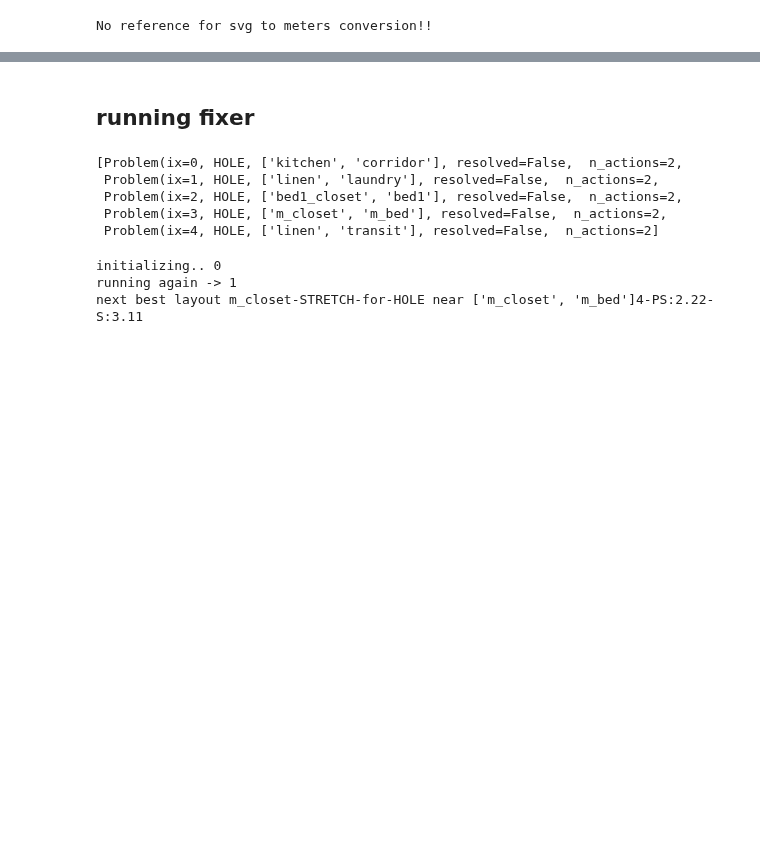
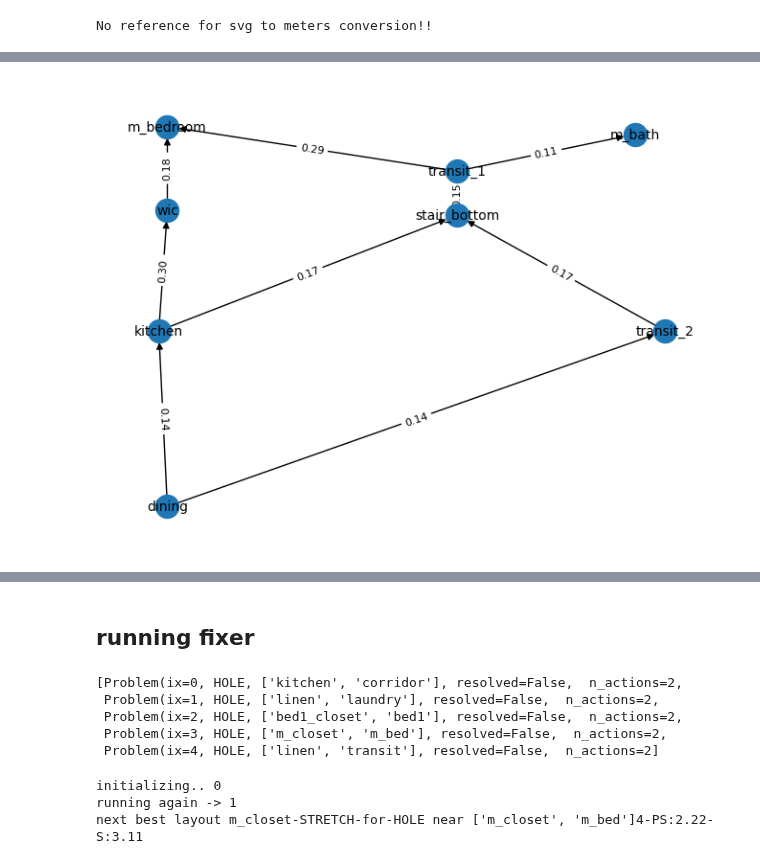
Before and after one commit to juliet29/svg2plan, a Jupyter notebook: _notebooks/stage_2_nbs/t2_scraps.ipynb, the cells around one changed output, grey strips where cells are left out. Drawn from its saved outputs; the diff is of its cells as text; code cells hidden in the pictures; blank space fills up the shorter version.

```diff
--- a/_notebooks/stage_2_nbs/t2_scraps.ipynb
+++ b/_notebooks/stage_2_nbs/t2_scraps.ipynb
@@ -58,0 +50,4 @@ draw_digraph(Gx, domains=domains)
+# %%
+draw_digraph(Gy, domains )
+# %% [output]
+[figure, added]
```
Also changed, not shown: parts of 26 cells of this notebook, 1 other file.
